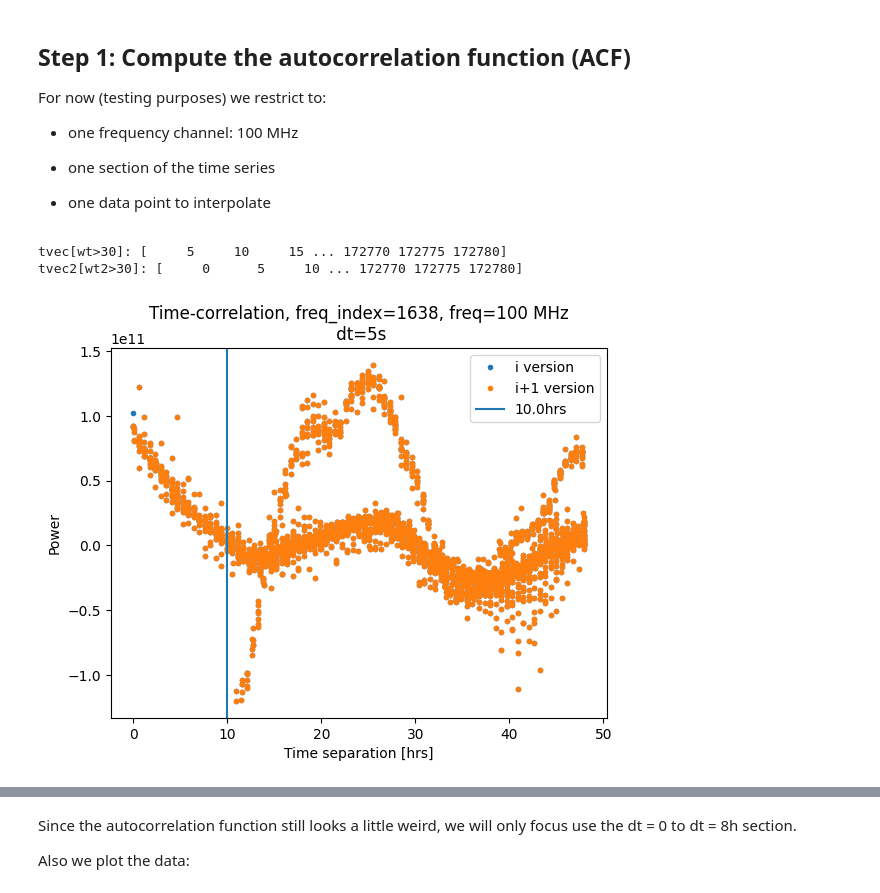
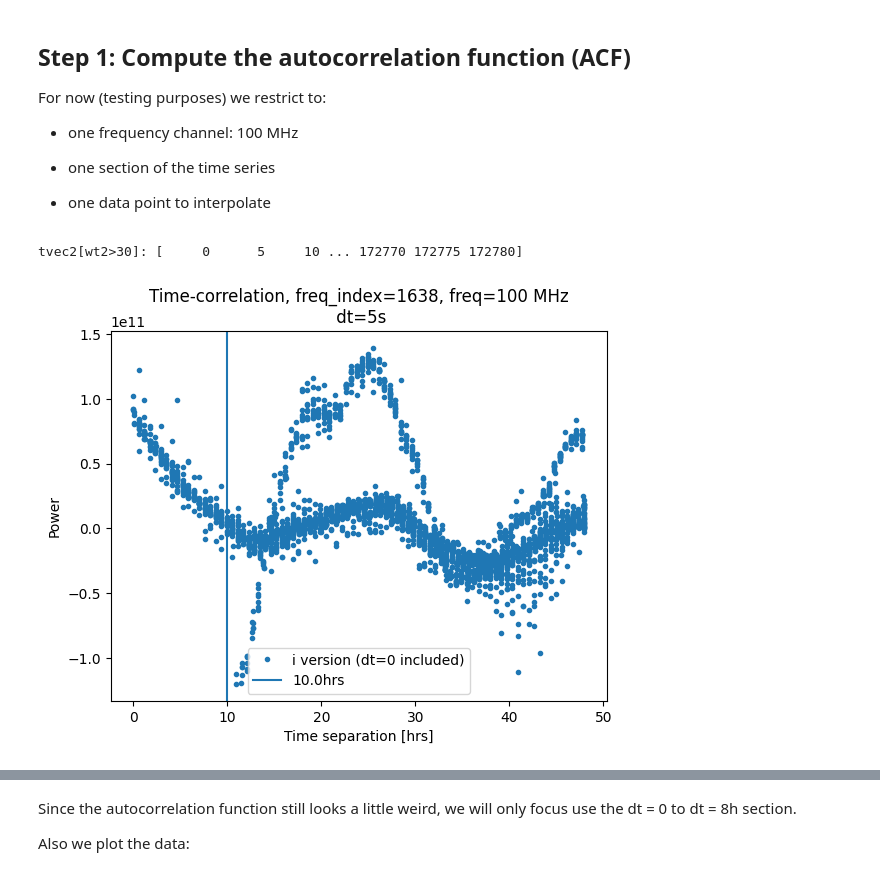
Before and after one commit to PRIZM-Experiment/prizm-calibration, a Jupyter notebook: Kriging.ipynb, the cells around one changed output, grey strips where cells are left out. Cells and saved outputs as stored; diff of their text form; code cells hidden in the pictures.

```diff
--- a/Kriging.ipynb
+++ b/Kriging.ipynb
@@ -111,39 +111,38 @@ dd=dat[mask,:]
 ll=lst[mask]
 
 ''' Set frequency here'''
 freq = 100 # MHz
 freq_index = int(freq/freqstep)
 '''-----------------------------'''
 
 dt=5 # seconds
 plt.clf()
 
-tot,wt=make_acf((dd[:,freq_index]-dd[:,freq_index].mean()),tt,dt=dt,tmax=2*86400)
+# tot,wt=make_acf((dd[:,freq_index]-dd[:,freq_index].mean()),tt,dt=dt,tmax=2*86400)
 tot2,wt2=make_acf_alt(dd[:,freq_index]-dd[:,freq_index].mean(),tt,dt=dt,tmax=2*86400)
 # tot,wt=make_acf(dd-dd.mean(),tt,dt=dt,tmax=2*86400)
-tvec=np.arange(len(tot))*dt
+# tvec=np.arange(len(tot))*dt
 tvec2=np.arange(len(tot2))*dt
-mm=wt>30
+# mm=wt>30
 mm2=wt2>30
-print('tvec[wt>30]:',tvec[mm])
+# print('tvec[wt>30]:',tvec[mm])
 print('tvec2[wt2>30]:',tvec2[mm2])
 
-plt.plot(tvec2[mm2]/3600,(tot2[mm2]/wt2[mm2]),'.',label='i version')
-plt.plot(tvec[mm]/3600,(tot[mm]/wt[mm]),'.',label='i+1 version')
+plt.plot(tvec2[mm2]/3600,(tot2[mm2]/wt2[mm2]),'.',label='i version (dt=0 included)')
+# plt.plot(tvec[mm]/3600,(tot[mm]/wt[mm]),'.',label='i+1 version')
 
 '''Set dtmax here -- i.e. the section of the ACF data used to fit a function'''
 dtmax = 10*3600 # seconds
 '''------------------------------------'''
 
 plt.axvline(x=dtmax/3600,label=str(dtmax/3600)+'hrs')
 
 plt.title('Time-correlation, freq_index='+str(freq_index)+', freq='+str(freq)+' MHz\n dt='+str(dt)+'s')
 plt.ylabel('Power')
 plt.xlabel('Time separation [hrs]')
 plt.legend()
 plt.show()
 # %% [output]
-tvec[wt>30]: [     5     10     15 ... 172770 172775 172780]
 tvec2[wt2>30]: [     0      5     10 ... 172770 172775 172780]
-[figure, old version]
+[figure, new version]
 # %%
```
Also changed, not shown: parts of 13 cells of this notebook, 2 other files.
